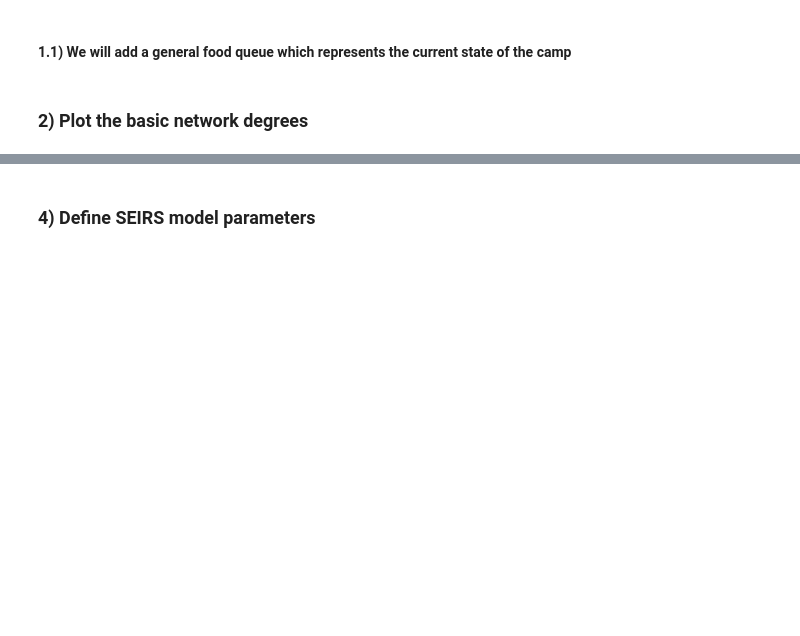
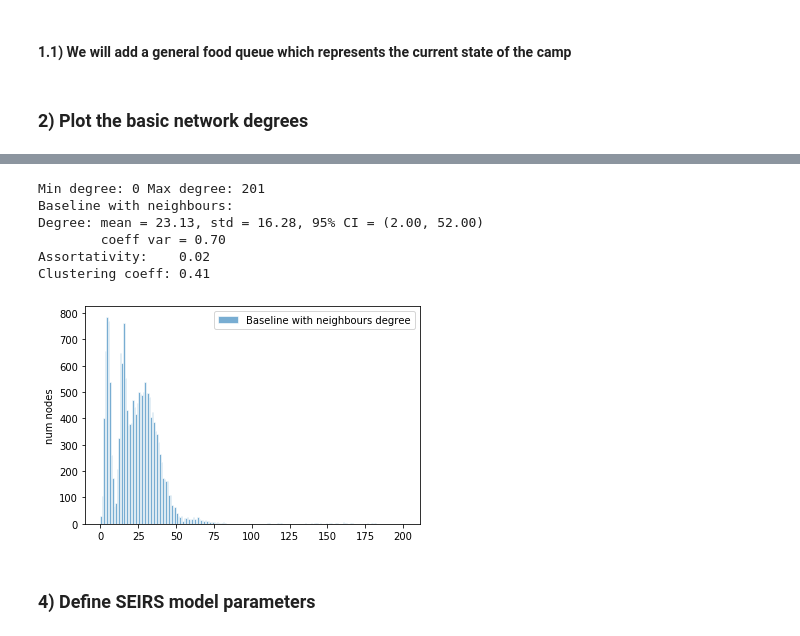
Before and after one commit to AIforGoodSimulator/network-model-python, a Jupyter notebook: NetworkModeling.ipynb, the cells around one changed output, grey strips where cells are left out. Cells and saved outputs as stored; diff of their text form; code cells hidden in the pictures; blank space fills up the shorter version.

```diff
--- a/NetworkModeling.ipynb
+++ b/NetworkModeling.ipynb
@@ -113,3 +136,17 @@ Clustering coeff: 0.75
+# %%
+# Actual neighbours?
+min_G, max_G = min_degree(graph_1fq), max_degree(graph_1fq)
+print("Min degree:", min_G, "Max degree:", max_G)
+# plot_degree_distn(graph_1fq, max_degree=max_G)
+network_info(graph_1fq, "Baseline with neighbours", plot=True)
+# %% [output]
+Min degree: 0 Max degree: 201
+Baseline with neighbours:
+Degree: mean = 23.13, std = 16.28, 95% CI = (2.00, 52.00)
+        coeff var = 0.70
+Assortativity:    0.02
+Clustering coeff: 0.41
+[figure, added]
 # %% [markdown]
 ### 4) Define SEIRS model parameters
 # %%
```
Also changed, not shown: parts of 20 cells of this notebook, 3 other files.
